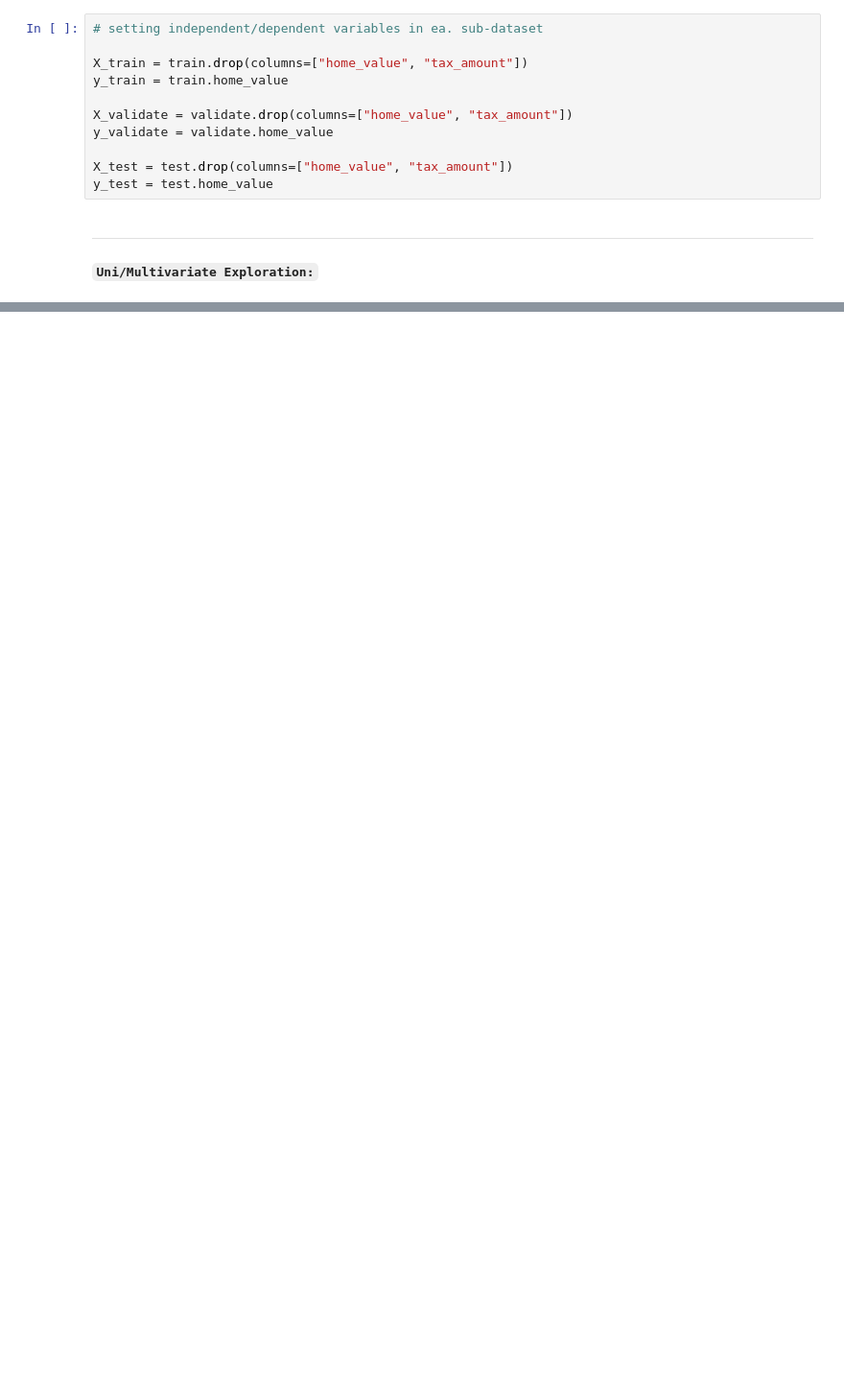
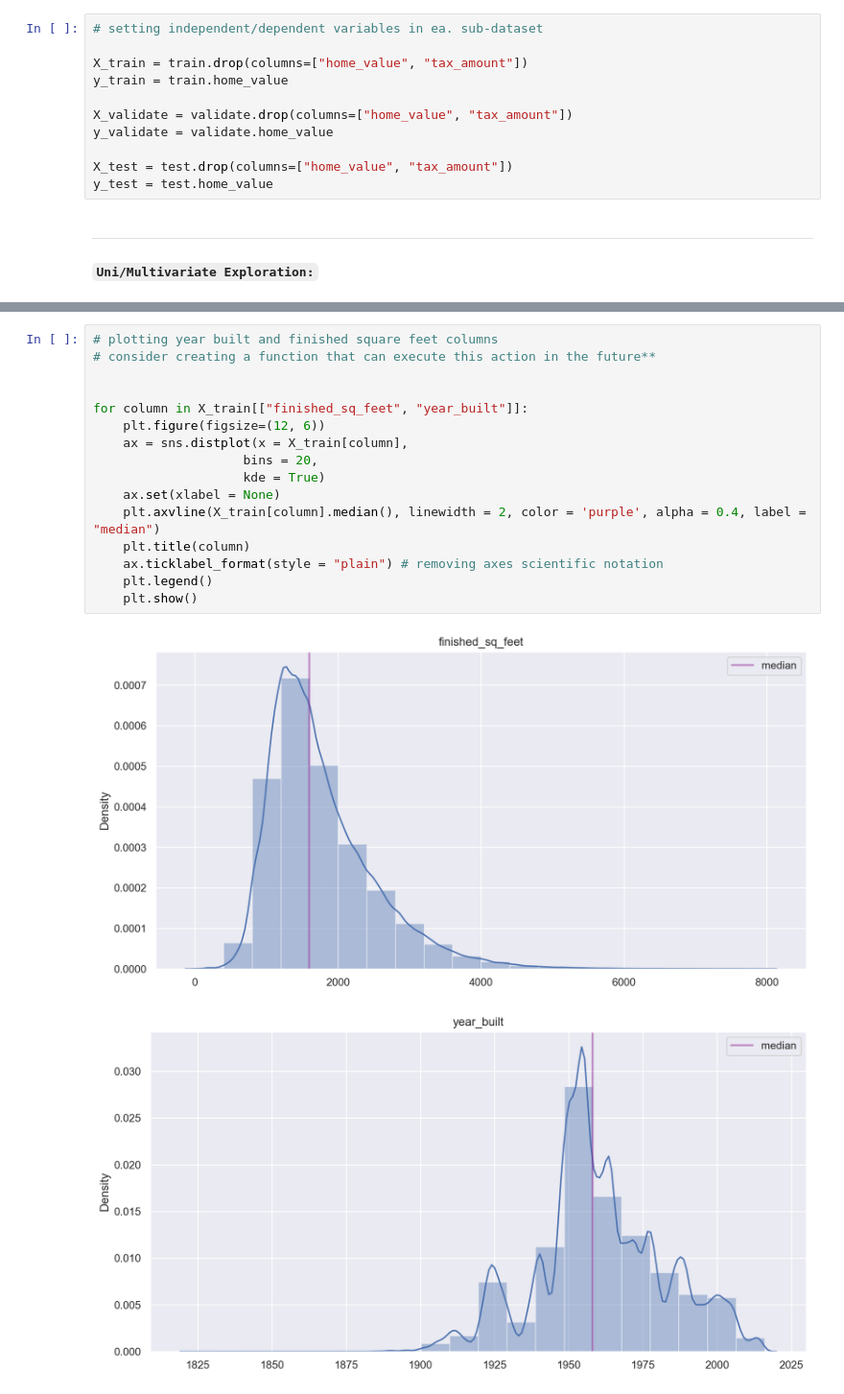
Before and after one commit to mijailmariano/regression-exercises, a Jupyter notebook: exploration.ipynb, the cells around one changed output, grey strips where cells are left out. Shown at 96% size. Drawn from its saved outputs; the diff is of its cells as text; blank space fills up the shorter version.

```diff
--- a/exploration.ipynb
+++ b/exploration.ipynb
@@ -123,0 +150,19 @@ y_test = test.home_value
+# %%
+# plotting year built and finished square feet columns
+# consider creating a function that can execute this action in the future**
+
+
+for column in X_train[["finished_sq_feet", "year_built"]]:
+    plt.figure(figsize=(12, 6))
+    ax = sns.distplot(x = X_train[column],
+                    bins = 20,
+                    kde = True)
+    ax.set(xlabel = None)
+    plt.axvline(X_train[column].median(), linewidth = 2, color = 'purple', alpha = 0.4, label = "median")
+    plt.title(column)
+    ax.ticklabel_format(style = "plain") # removing axes scientific notation
+    plt.legend()
+    plt.show()
+# %% [output]
+[figure, added]
+[figure, added]
```
Also changed, not shown: parts of 12 cells of this notebook, 2 other files.
